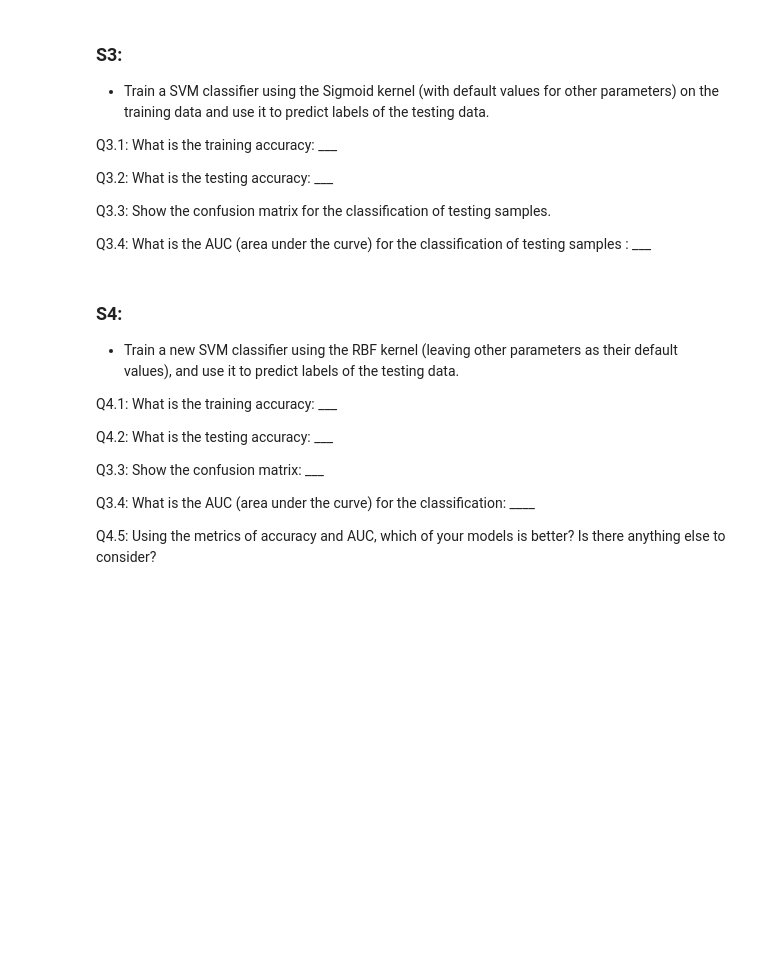
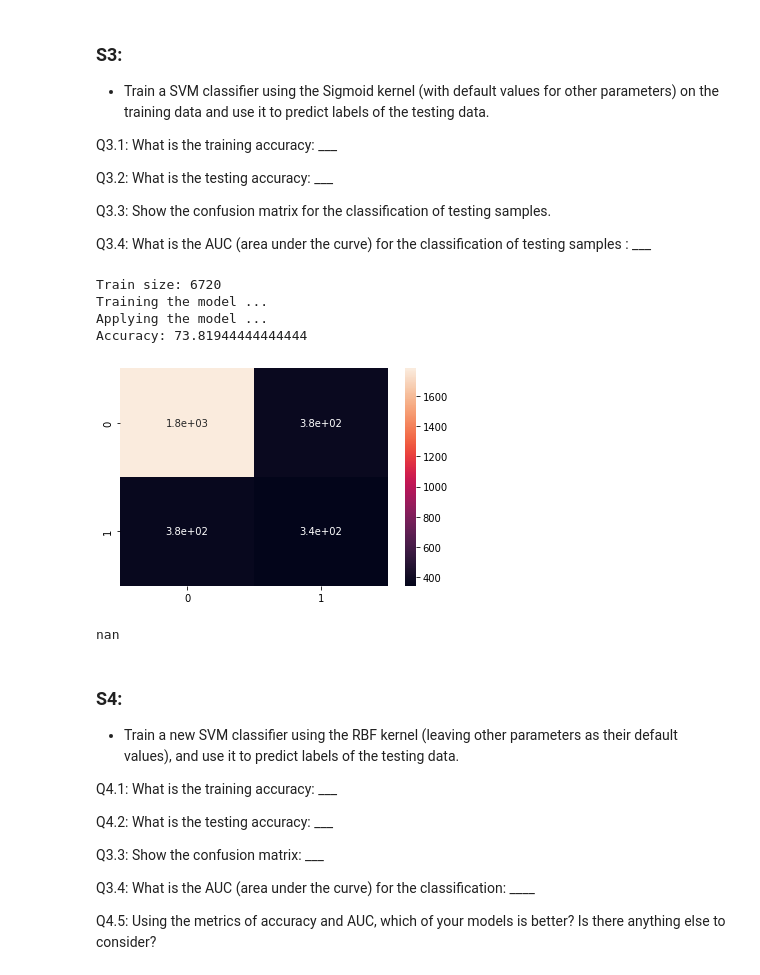
Before and after one commit to johnatawnclementawn/RemoteSensing_650_HW, a Jupyter notebook: HW2/Clementi_MUSA650_HW2.ipynb, the cells around one changed output. Saved outputs shown, nothing was run; the diff lists cells and outputs as text; code cells hidden in the pictures; blank space fills up the shorter version.

```diff
--- a/HW2/Clementi_MUSA650_HW2.ipynb
+++ b/HW2/Clementi_MUSA650_HW2.ipynb
@@ -93,3 +119,6 @@ Name: labels, dtype: int64
 Q2.1: What is the size of X (before splitting):   ___
 
 Q2.2: What is the size of y (before splitting):   ___
+# %%
+X = np.vstack(df.iloc[:,0].values)
+y = np.ravel(df.iloc[:,1].values)
@@ -95,0 +143,8 @@ Q2.2: What is the size of y (before splitting):   ___
+# %%
+# Scale the data
+from sklearn.preprocessing import StandardScaler, MinMaxScaler
+scaler = StandardScaler().fit(X)
+X = scaler.transform(X)
+# %%
+from sklearn.model_selection import train_test_split
+X1, X2, y1, y2 = train_test_split(X, y, test_size=0.3, random_state = 123, stratify = y)
@@ -105,3 +170,23 @@ Q3.2: What is the testing accuracy: ___
 Q3.3: Show the confusion matrix for the classification of testing samples.
 
 Q3.4: What is the AUC (area under the curve) for the classification of testing samples : ___
+# %%
+from sklearn.svm import SVC
+
+svc = SVC(kernel='sigmoid', random_state = 123)
+
+print('Train size: ' + str(y1.shape[0]))
+
+### Training the model
+print('Training the model ...')
+svc.fit(X1, y1)
+
+print('Applying the model ...')
+yPred = svc.predict(X2)
+
+print('Accuracy: ' + str(100 * np.sum(yPred==y2) / y2.shape[0]))
+# %% [output]
+Train size: 6720
+Training the model ...
+Applying the model ...
+Accuracy: 73.81944444444444
@@ -108,3 +196,13 @@ Q3.4: What is the AUC (area under the curve) for the classification of testing s
+# %%
+sns.heatmap(confusion_matrix(y2, yPred), annot=True)
+plt.show()
+# %% [output]
+[figure, added]
+# %%
+fpr, tpr, thresholds = metrics.roc_curve(y2, yPred, pos_label=2)
+metrics.auc(fpr, tpr)
+# %% [output]
+nan
 # %% [markdown]
 ### S4:
 - Train a new SVM classifier using the RBF kernel (leaving other parameters as their default values), and use it to predict labels of the testing data.
```
Also changed, not shown: parts of 17 cells of this notebook.
